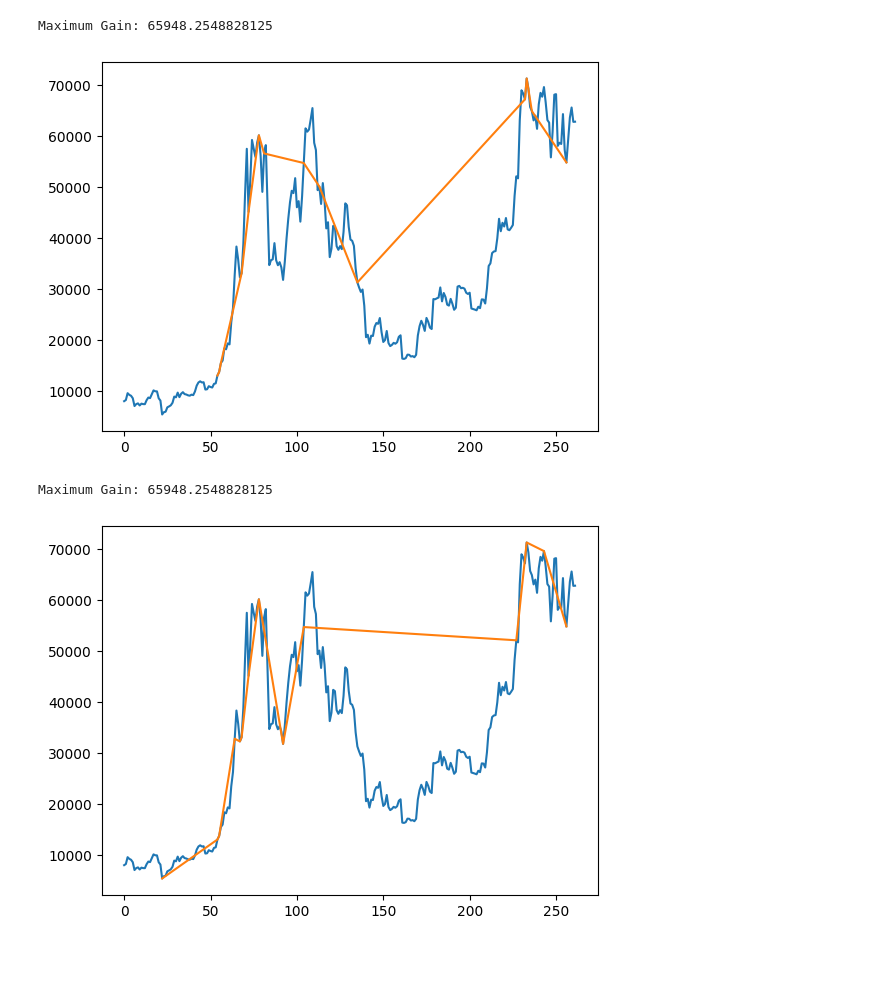
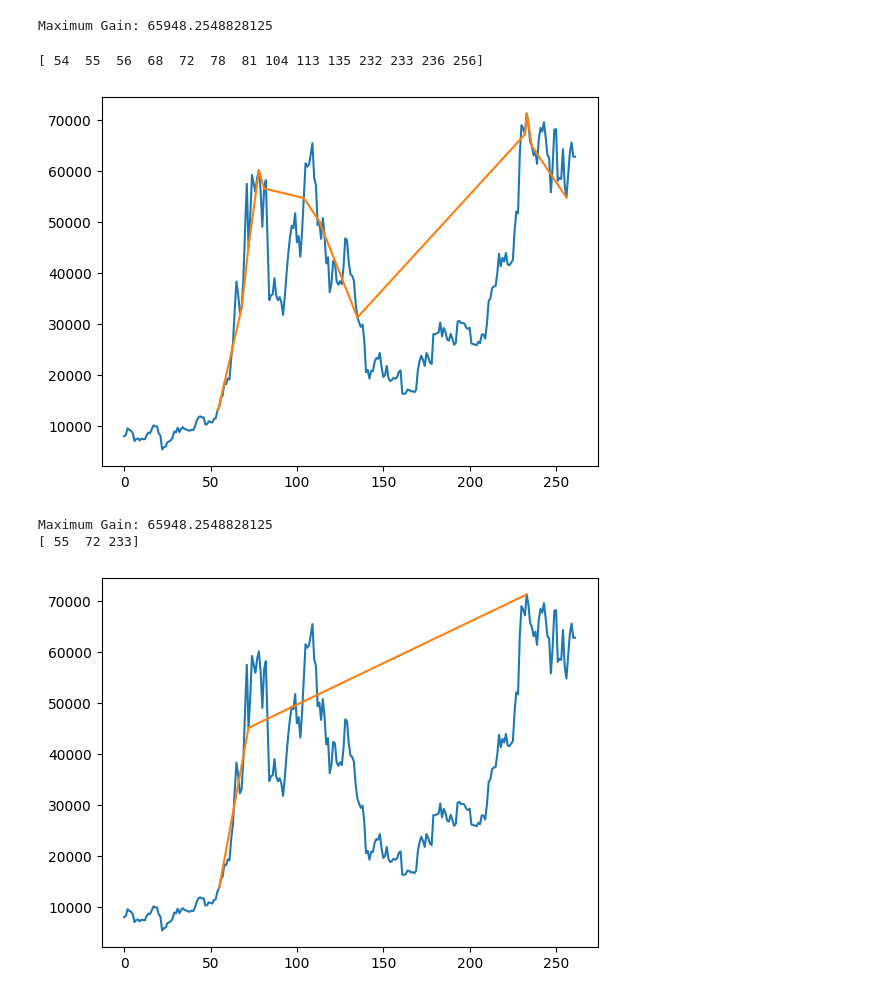
Before and after one commit to SamAxler/463-Project-1, a Jupyter notebook: 463Project1.ipynb, the cells around one changed output. Drawn from its saved outputs; the diff is of its cells as text; code cells hidden in the pictures; blank space fills up the shorter version.

```diff
--- a/463Project1.ipynb
+++ b/463Project1.ipynb
@@ -9,17 +9,17 @@ import matplotlib.pyplot as plt
 translator = str.maketrans('', '', string.punctuation)
 
 def getData(period,interval):
-    dataframe = yf.Ticker("BTC-USD").history(period = period, interval = interval)[['Open']]
-    pddf = pd.DataFrame(dataframe)
-    times = pddf.index.tolist()
-    data = dataframe.values.tolist()
-    for i in range(0,len(values)):
+    DF = yf.Ticker("BTC-USD").history(period = period, interval = interval)[['Open']]
+    PDDF = pd.DataFrame(DF)
+    times = PDDF.index.tolist()
+    DAT = DF.values.tolist()
+    for i in range(0,len(DAT)):
         time = str(times[i]).split(" ")[0]
         time = int(time.translate(translator))
-        data[i].insert(0,time)
-    return data
+        DAT[i].insert(0,time)
+    return DAT
 
-data = getData("5y","1wk")
+data5 = getData("5y","1d")
 # %%
 def merge(arr, left, mid, right):
     n1 = mid - left + 1
@@ -63,11 +63,7 @@ def sortData(d):
     p = [i[1] for i in d]
     da = [i[0] for i in d]
     return p,da
-def postSort(d):
-    p = [i[1] for i in d]
-    da = [i[0] for i in d]
-    return p,da
-prices,dates = sortData(data)
+p,da = sortData(data5)
 # %%
 def maxGain(stocks):
     globalmax = 0
@@ -86,8 +82,8 @@ Maximum Gain: 65948.2548828125
 # %%
 def getPairList(data):
     pairOfPoints = []
-    for i in range(0,len(prices)):
-        pairOfPoints.append([i,prices[i]])
+    for i in range(0,len(data)):
+        pairOfPoints.append([i,data[i]])
     return pairOfPoints
     #For simplicity, 1 int = 7 days, or 1 week.
 # %%
@@ -109,25 +105,28 @@ def graphData(prices,priceOutliers,outliers):
     plt.plot(prices)
     plt.plot(outliers,priceOutliers)
 
-def graphAll(prices,k,percentage):
-    pairOfPoints = getPairList(prices)
-    outliers = knn(pairOfPoints,k,percentage)
-    priceOutliers = getOutlierValues(prices,outliers)
+def graphAll(pr,k,pe):
+    pairOfPoints = getPairList(pr)
+    outliers = knn(pairOfPoints,k,pe)
+    print(outliers)
+    priceOutliers = getOutlierValues(pr,outliers)
     graphData(prices,priceOutliers,outliers)
 graphAll(prices,2,95)
 # %% [output]
+[ 54  55  56  68  72  78  81 104 113 135 232 233 236 256]
 [figure]
 # %%
 def finalAlgorithm():
     k = 5 # For KNN
-    p = 95 # How strict should outlier detection be?
+    p = 99 # How strict should outlier detection be?
     data1 = getData("5y","1wk")
-    prices1,dates1 = postSort(data1)
+    prices1,dates1 = sortData(data1)
     getMaxGain(prices1)
     pairOfPoints1 = getPairList(prices1)
     graphAll(prices1,k,p)
 
 finalAlgorithm()
 # %% [output]
 Maximum Gain: 65948.2548828125
+[ 55  72 233]
-[figure, old version]
+[figure, new version]
```
